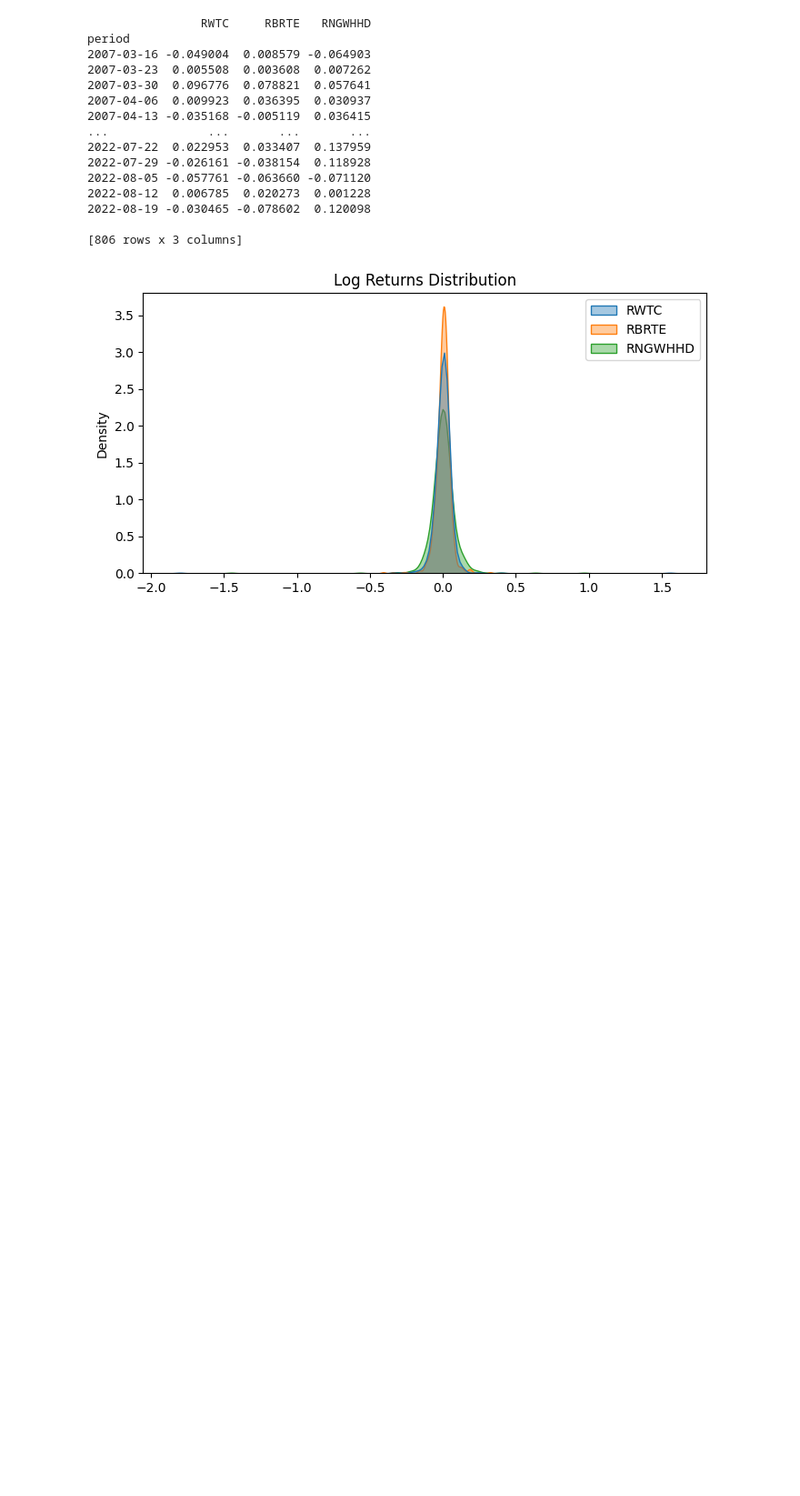
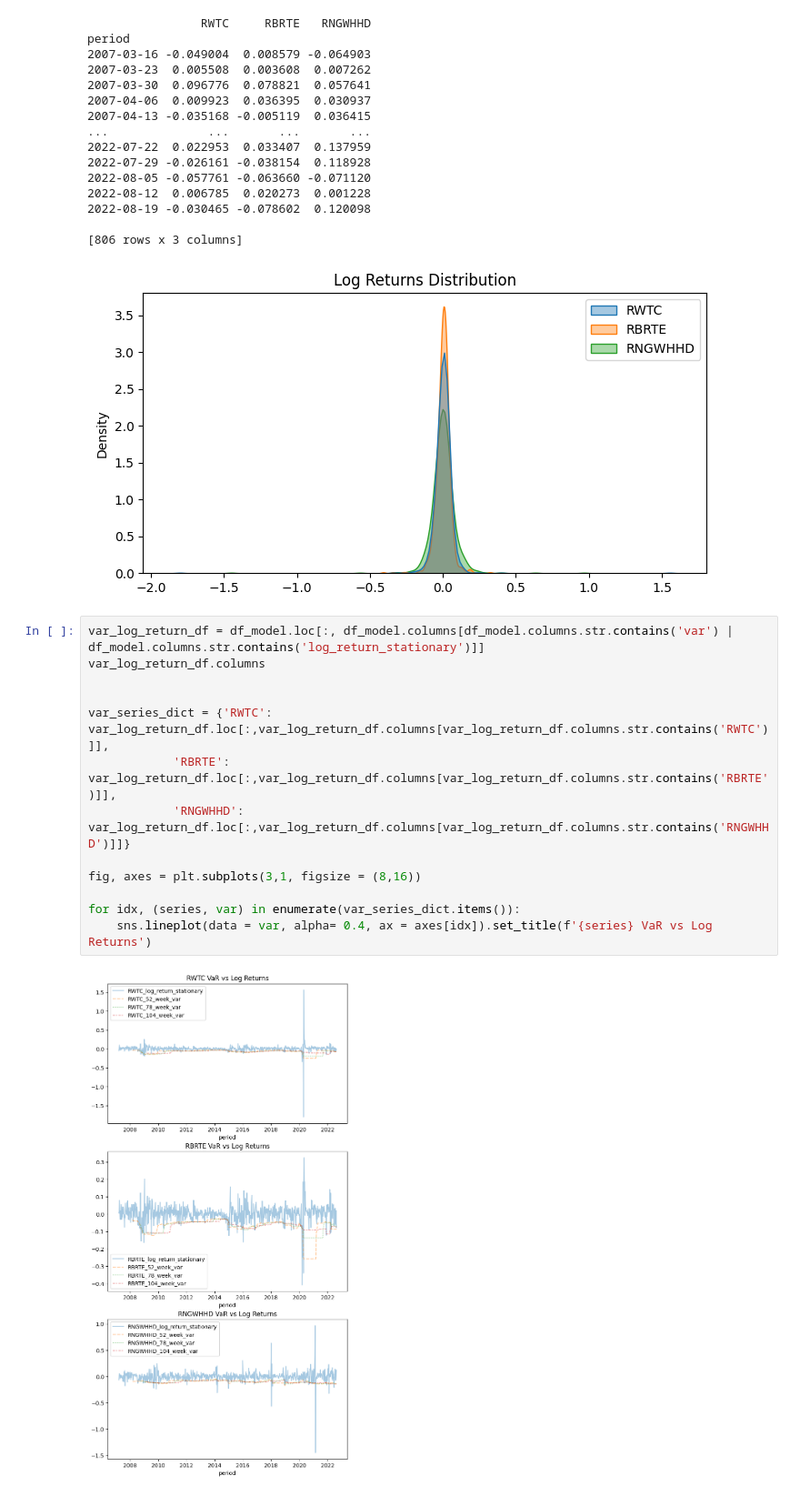
Before and after one commit to beniciouhart/regime-detection, a Jupyter notebook: notebooks/demo.ipynb, the cells around one changed output. Shown at 91% size. Cells and saved outputs as stored; diff of their text form; blank space fills up the shorter version.

```diff
--- a/notebooks/demo.ipynb
+++ b/notebooks/demo.ipynb
@@ -486,3 +476,18 @@ period
 
 [806 rows x 3 columns]
 [figure]
+# %%
+var_log_return_df = df_model.loc[:, df_model.columns[df_model.columns.str.contains('var') | df_model.columns.str.contains('log_return_stationary')]]
+var_log_return_df.columns
+
+
+var_series_dict = {'RWTC': var_log_return_df.loc[:,var_log_return_df.columns[var_log_return_df.columns.str.contains('RWTC')]],
+            'RBRTE': var_log_return_df.loc[:,var_log_return_df.columns[var_log_return_df.columns.str.contains('RBRTE')]],
+            'RNGWHHD': var_log_return_df.loc[:,var_log_return_df.columns[var_log_return_df.columns.str.contains('RNGWHHD')]]}
+
+fig, axes = plt.subplots(3,1, figsize = (8,16))
+
+for idx, (series, var) in enumerate(var_series_dict.items()):
+    sns.lineplot(data = var, alpha= 0.4, ax = axes[idx]).set_title(f'{series} VaR vs Log Returns')
+# %% [output]
+[figure, added]
```
Also changed, not shown: parts of 3 cells of this notebook.
